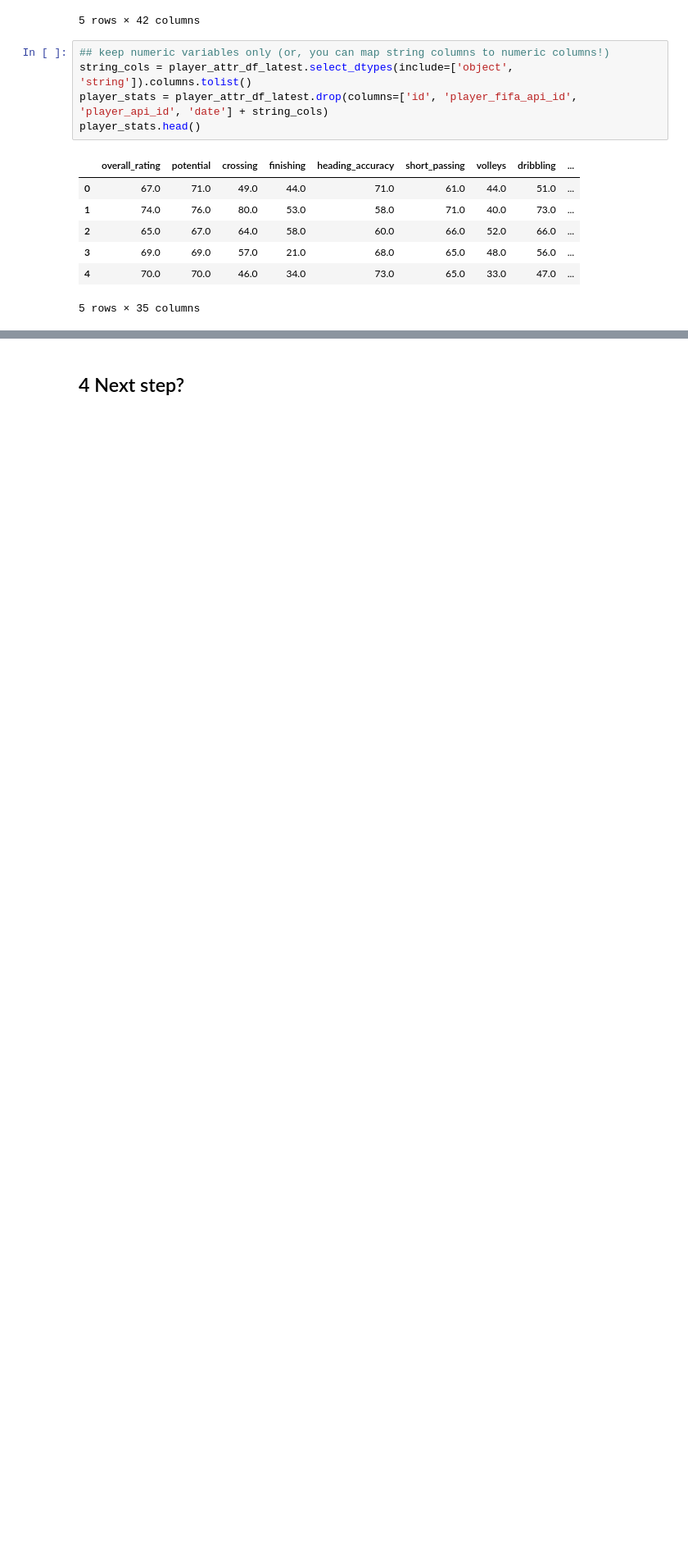
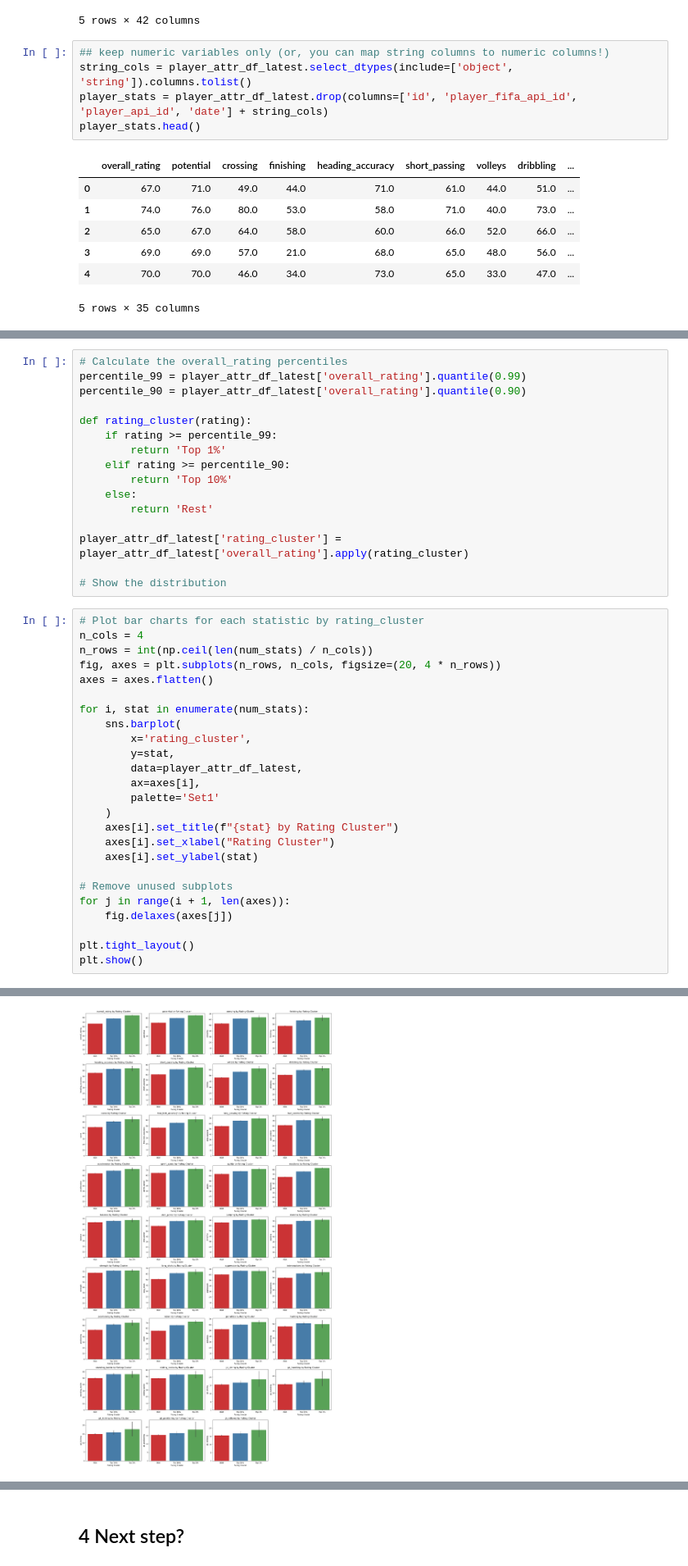
Before and after one commit to GauravGupta2022/deeplearners, a Jupyter notebook: notebooks/Soccer_starter.ipynb, the cells around one changed output, grey strips where cells are left out. Shown at 82% size. Cells and saved outputs as stored; diff of their text form; blank space fills up the shorter version.

```diff
--- a/notebooks/Soccer_starter.ipynb
+++ b/notebooks/Soccer_starter.ipynb
@@ -234,0 +301,42 @@ plt.show()
+# %%
+# Calculate the overall_rating percentiles
+percentile_99 = player_attr_df_latest['overall_rating'].quantile(0.99)
+percentile_90 = player_attr_df_latest['overall_rating'].quantile(0.90)
+
+def rating_cluster(rating):
+    if rating >= percentile_99:
+        return 'Top 1%'
+    elif rating >= percentile_90:
+        return 'Top 10%'
+    else:
+        return 'Rest'
+
+player_attr_df_latest['rating_cluster'] = player_attr_df_latest['overall_rating'].apply(rating_cluster)
+
+# Show the distribution
+# %%
+# Plot bar charts for each statistic by rating_cluster
+n_cols = 4
+n_rows = int(np.ceil(len(num_stats) / n_cols))
+fig, axes = plt.subplots(n_rows, n_cols, figsize=(20, 4 * n_rows))
+axes = axes.flatten()
+
+for i, stat in enumerate(num_stats):
+    sns.barplot(
+        x='rating_cluster',
+        y=stat,
+        data=player_attr_df_latest,
+        ax=axes[i],
+        palette='Set1'
+    )
+    axes[i].set_title(f"{stat} by Rating Cluster")
+    axes[i].set_xlabel("Rating Cluster")
+    axes[i].set_ylabel(stat)
+
+# Remove unused subplots
+for j in range(i + 1, len(axes)):
+    fig.delaxes(axes[j])
+
+plt.tight_layout()
+plt.show()
+# %% [output]
@@ -234,0 +360 @@ plt.show()
+[figure, added]
```
Also changed, not shown: parts of 12 cells of this notebook.
